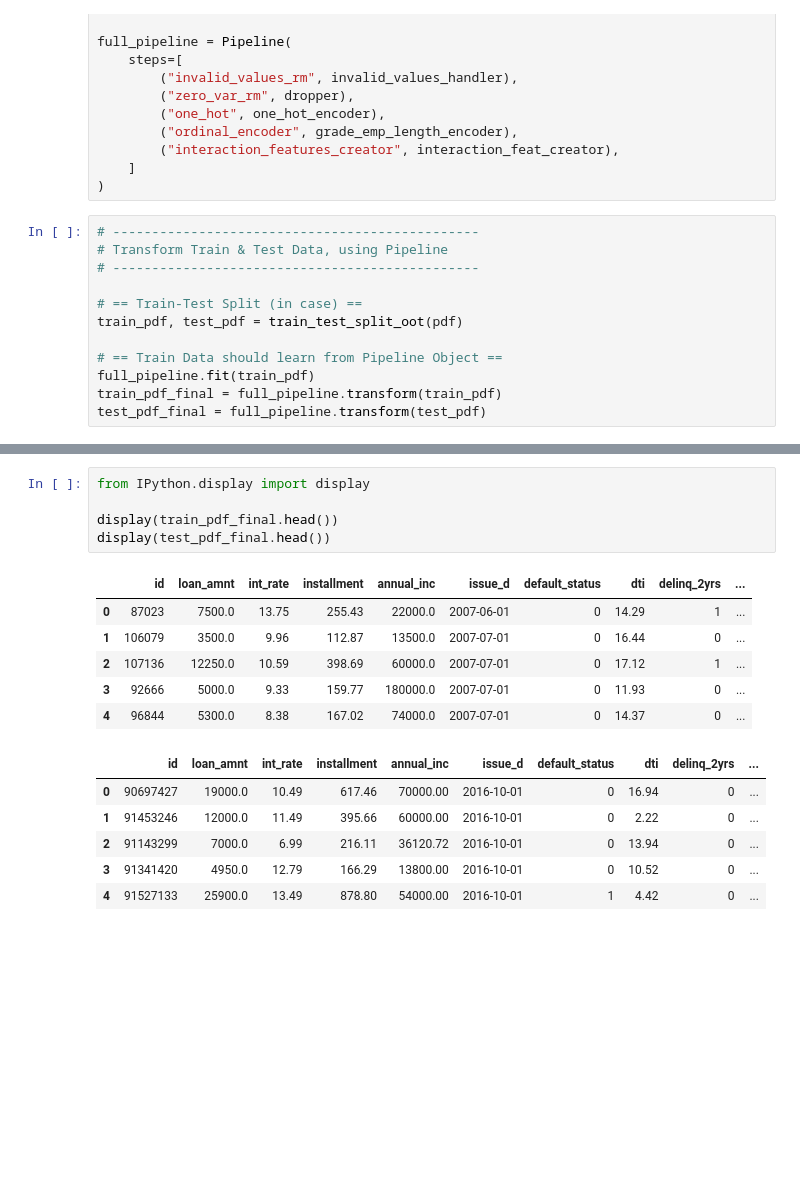
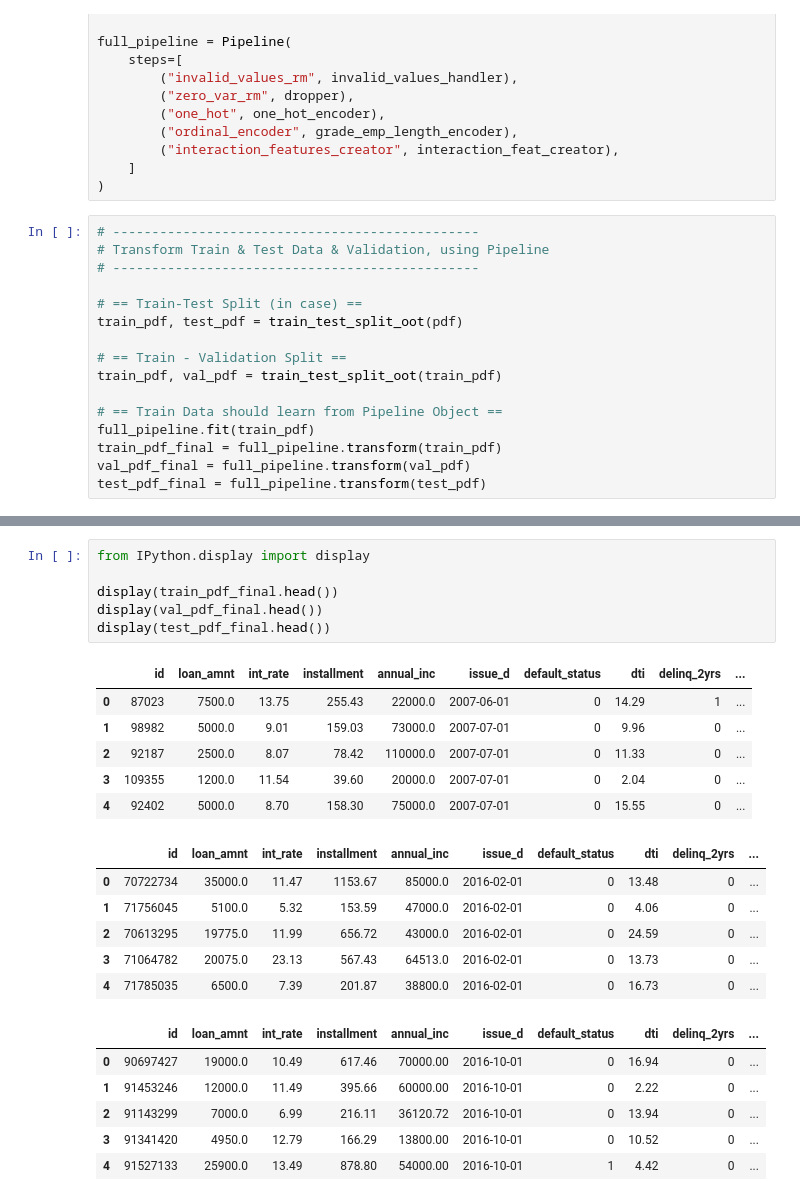
Before and after one commit to luuuneytunes12/Credit-Risk-Modeling-PySpark, a Jupyter notebook: notebooks/04_xgboost_pd_modeling.ipynb, the cells around one changed output, grey strips where cells are left out. Cells and saved outputs as stored; diff of their text form; blank space fills up the shorter version.

```diff
--- a/notebooks/04_xgboost_pd_modeling.ipynb
+++ b/notebooks/04_xgboost_pd_modeling.ipynb
@@ -991,15 +994,19 @@ full_pipeline = Pipeline(
 )
 # %%
 # -----------------------------------------------
-# Transform Train & Test Data, using Pipeline
+# Transform Train & Test Data & Validation, using Pipeline
 # -----------------------------------------------
 
 # == Train-Test Split (in case) ==
 train_pdf, test_pdf = train_test_split_oot(pdf)
 
+# == Train - Validation Split ==
+train_pdf, val_pdf = train_test_split_oot(train_pdf)
+
 # == Train Data should learn from Pipeline Object ==
 full_pipeline.fit(train_pdf)
 train_pdf_final = full_pipeline.transform(train_pdf)
+val_pdf_final = full_pipeline.transform(val_pdf)
 test_pdf_final = full_pipeline.transform(test_pdf)
 # %% [output]
 |  | id | loan_amnt | term | int_rate | installment | grade | emp_length | home_ownership | annual_inc | ... |
@@ -1017,19 +1036,26 @@ test_pdf_final = full_pipeline.transform(test_pdf)
 # %%
 from IPython.display import display
 
 display(train_pdf_final.head())
+display(val_pdf_final.head())
 display(test_pdf_final.head())
 # %% [output]
 |  | id | loan_amnt | int_rate | installment | annual_inc | issue_d | default_status | dti | delinq_2yrs | ... |
 | 0 | 87023 | 7500.0 | 13.75 | 255.43 | 22000.0 | 2007-06-01 | 0 | 14.29 | 1 | ... |
-| 1 | 106079 | 3500.0 | 9.96 | 112.87 | 13500.0 | 2007-07-01 | 0 | 16.44 | 0 | ... |
-| 2 | 107136 | 12250.0 | 10.59 | 398.69 | 60000.0 | 2007-07-01 | 0 | 17.12 | 1 | ... |
-| 3 | 92666 | 5000.0 | 9.33 | 159.77 | 180000.0 | 2007-07-01 | 0 | 11.93 | 0 | ... |
-| 4 | 96844 | 5300.0 | 8.38 | 167.02 | 74000.0 | 2007-07-01 | 0 | 14.37 | 0 | ... |
+| 1 | 98982 | 5000.0 | 9.01 | 159.03 | 73000.0 | 2007-07-01 | 0 | 9.96 | 0 | ... |
+| 2 | 92187 | 2500.0 | 8.07 | 78.42 | 110000.0 | 2007-07-01 | 0 | 11.33 | 0 | ... |
+| 3 | 109355 | 1200.0 | 11.54 | 39.60 | 20000.0 | 2007-07-01 | 0 | 2.04 | 0 | ... |
+| 4 | 92402 | 5000.0 | 8.70 | 158.30 | 75000.0 | 2007-07-01 | 0 | 15.55 | 0 | ... |
 |  | id | loan_amnt | int_rate | installment | annual_inc | issue_d | default_status | dti | delinq_2yrs | ... |
-| 0 | 90697427 | 19000.0 | 10.49 | 617.46 | 70000.00 | 2016-10-01 | 0 | 16.94 | 0 | ... |
-| 1 | 91453246 | 12000.0 | 11.49 | 395.66 | 60000.00 | 2016-10-01 | 0 | 2.22 | 0 | ... |
-| 2 | 91143299 | 7000.0 | 6.99 | 216.11 | 36120.72 | 2016-10-01 | 0 | 13.94 | 0 | ... |
-| 3 | 91341420 | 4950.0 | 12.79 | 166.29 | 13800.00 | 2016-10-01 | 0 | 10.52 | 0 | ... |
-| 4 | 91527133 | 25900.0 | 13.49 | 878.80 | 54000.00 | 2016-10-01 | 1 | 4.42 | 0 | ... |
+| 0 | 70722734 | 35000.0 | 11.47 | 1153.67 | 85000.0 | 2016-02-01 | 0 | 13.48 | 0 | ... |
+| 1 | 71756045 | 5100.0 | 5.32 | 153.59 | 47000.0 | 2016-02-01 | 0 | 4.06 | 0 | ... |
+| 2 | 70613295 | 19775.0 | 11.99 | 656.72 | 43000.0 | 2016-02-01 | 0 | 24.59 | 0 | ... |
+| 3 | 71064782 | 20075.0 | 23.13 | 567.43 | 64513.0 | 2016-02-01 | 0 | 13.73 | 0 | ... |
+| 4 | 71785035 | 6500.0 | 7.39 | 201.87 | 38800.0 | 2016-02-01 | 0 | 16.73 | 0 | ... |
+|  | id | loan_amnt | int_rate | installment | annual_inc | issue_d | default_status | dti | delinq_2yrs | ... |
+| 0 | 90697427 | 19000.0 | 10.49 | 617.46 | 70000.00 | 2016-10-01 | 0 | 16.94 | 0 | ... |
+| 1 | 91453246 | 12000.0 | 11.49 | 395.66 | 60000.00 | 2016-10-01 | 0 | 2.22 | 0 | ... |
+| 2 | 91143299 | 7000.0 | 6.99 | 216.11 | 36120.72 | 2016-10-01 | 0 | 13.94 | 0 | ... |
+| 3 | 91341420 | 4950.0 | 12.79 | 166.29 | 13800.00 | 2016-10-01 | 0 | 10.52 | 0 | ... |
+| 4 | 91527133 | 25900.0 | 13.49 | 878.80 | 54000.00 | 2016-10-01 | 1 | 4.42 | 0 | ... |
 # %%
```
Also changed, not shown: parts of 30 cells of this notebook.
